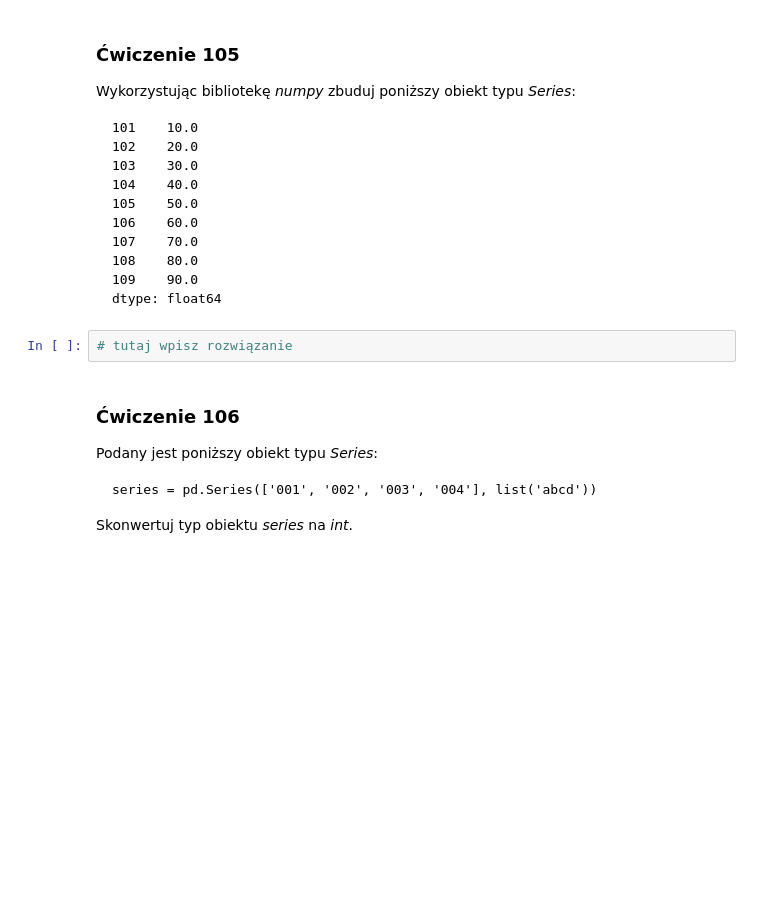
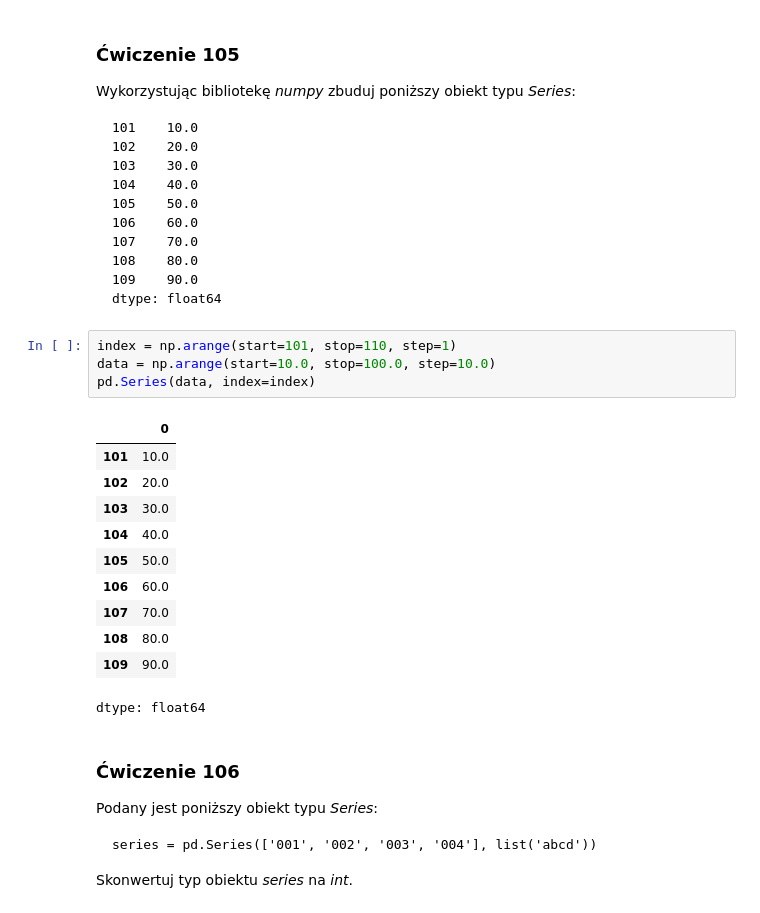
Before and after one commit to Krzesimir13/Data-Science, a Jupyter notebook: 101_110_exercises.ipynb, the cells around one changed output. Cells and saved outputs as stored; diff of their text form; blank space fills up the shorter version.

````diff
--- a/101_110_exercises.ipynb
+++ b/101_110_exercises.ipynb
@@ -104,8 +133,22 @@ Wykorzystując bibliotekę _numpy_ zbuduj poniższy obiekt typu _Series_:
 109    90.0
 dtype: float64
 ```
-# %%
-# tutaj wpisz rozwiązanie
+# %%
+index = np.arange(start=101, stop=110, step=1)
+data = np.arange(start=10.0, stop=100.0, step=10.0)
+pd.Series(data, index=index)
+# %% [output]
+|  | 0 |
+| 101 | 10.0 |
+| 102 | 20.0 |
+| 103 | 30.0 |
+| 104 | 40.0 |
+| 105 | 50.0 |
+| 106 | 60.0 |
+| 107 | 70.0 |
+| 108 | 80.0 |
+| 109 | 90.0 |
+dtype: float64
 # %% [markdown]
 ### <a name='6'></a> Ćwiczenie 106
 Podany jest poniższy obiekt typu _Series_:
````
Also changed, not shown: parts of 27 cells of this notebook.
